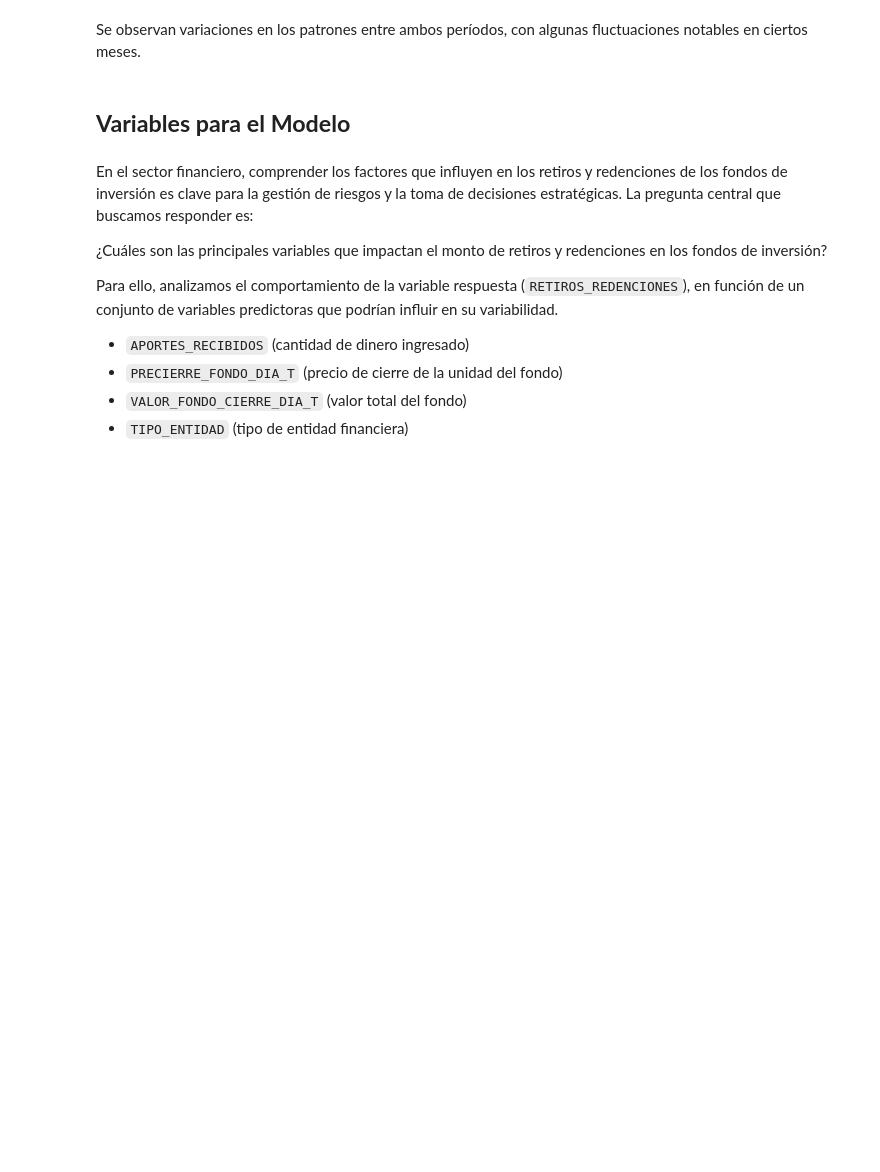
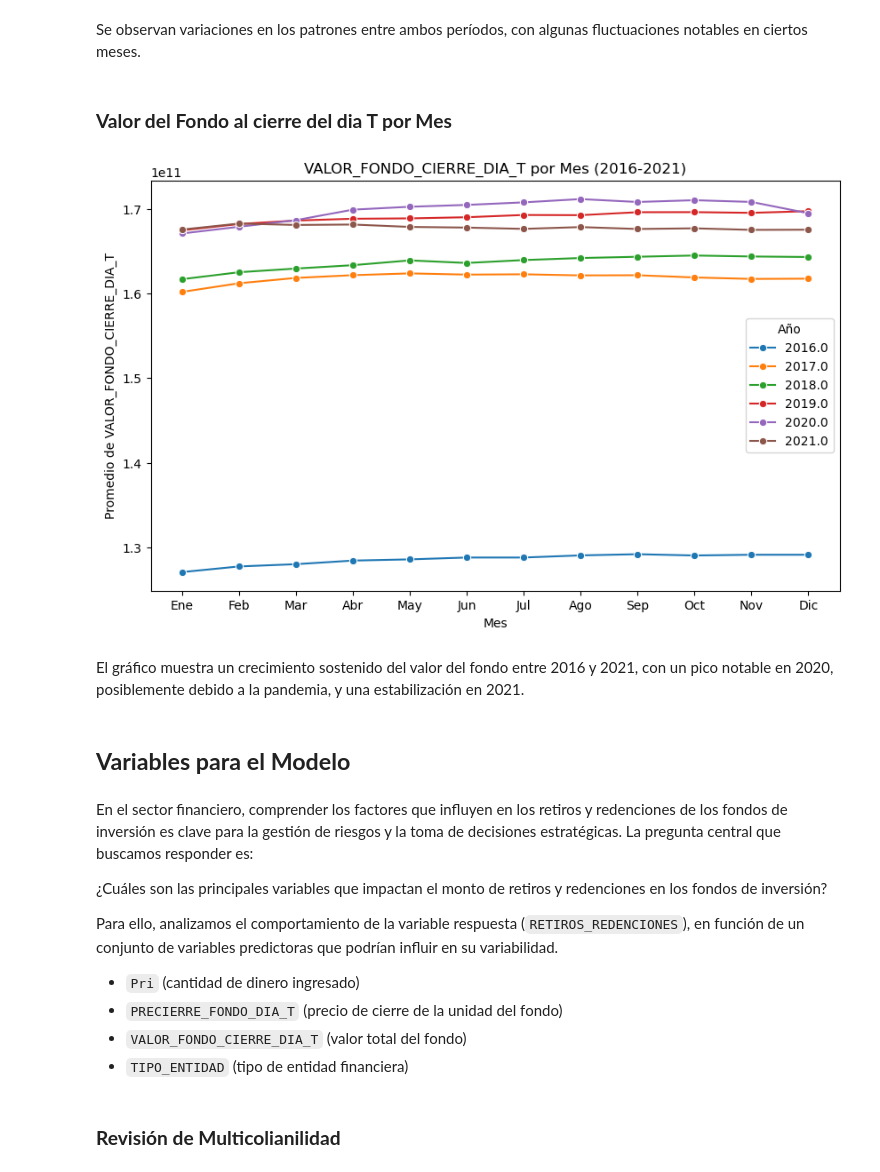
Before and after one commit to TawnyVTC/EDA, a Jupyter notebook: EDA_Rentabilidad.ipynb, the cells around one changed output. Saved outputs shown, nothing was run; the diff lists cells and outputs as text; code cells hidden in the pictures; blank space fills up the shorter version.

```diff
--- a/EDA_Rentabilidad.ipynb
+++ b/EDA_Rentabilidad.ipynb
@@ -361,5 +376,39 @@ plt.show()
 # %% [markdown]
 Se observan variaciones en los patrones entre ambos períodos, con algunas fluctuaciones notables en ciertos meses.
+# %% [markdown]
+### **Valor del Fondo al cierre del dia T por Mes**
+# %%
+# Convertir fecha a datetime
+df["FECHA_CORTE"] = pd.to_datetime(df["FECHA_CORTE"], dayfirst=True, errors='coerce')
+
+# Crear columnas de Año y Mes
+df["AÑO"] = df["FECHA_CORTE"].dt.year
+df["MES"] = df["FECHA_CORTE"].dt.month
+
+# Agrupar por Año y Mes
+df_grouped = df.groupby(["AÑO", "MES"])["VALOR_FONDO_CIERRE_DIA_T"].mean().reset_index()
+
+# Crear figura
+plt.figure(figsize=(10, 6))
+
+# Gráfico con todos los años
+sns.lineplot(
+    data=df_grouped, x="MES", y="VALOR_FONDO_CIERRE_DIA_T", hue="AÑO", marker="o", palette="tab10"
+)
+
+# Personalizar etiquetas y título
+plt.title("VALOR_FONDO_CIERRE_DIA_T por Mes (2016-2021)")
+plt.xlabel("Mes")
+plt.ylabel("Promedio de VALOR_FONDO_CIERRE_DIA_T")
+plt.xticks(range(1, 13), ["Ene", "Feb", "Mar", "Abr", "May", "Jun", "Jul", "Ago", "Sep", "Oct", "Nov", "Dic"])
+plt.legend(title="Año")
+
+# Mostrar gráfico
+plt.show()
+# %% [output]
+[figure, added]
+# %% [markdown]
+El gráfico muestra un crecimiento sostenido del valor del fondo entre 2016 y 2021, con un pico notable en 2020, posiblemente debido a la pandemia, y una estabilización en 2021.
 # %% [markdown]
 ## **Variables para el Modelo**
 # %% [markdown]
@@ -369,7 +418,9 @@ En el sector financiero, comprender los factores que influyen en los retiros y r
 
 Para ello, analizamos el comportamiento de la variable respuesta (`RETIROS_REDENCIONES`), en función de un conjunto de variables predictoras que podrían influir en su variabilidad.
 
-* `APORTES_RECIBIDOS` (cantidad de dinero ingresado)
+* `Pri` (cantidad de dinero ingresado)
 * `PRECIERRE_FONDO_DIA_T` (precio de cierre de la unidad del fondo)
 * `VALOR_FONDO_CIERRE_DIA_T` (valor total del fondo)
 * `TIPO_ENTIDAD` (tipo de entidad financiera)
+# %% [markdown]
+### **Revisión de Multicolianilidad**
```
Also changed, not shown: parts of 6 cells of this notebook, 1 other file.
